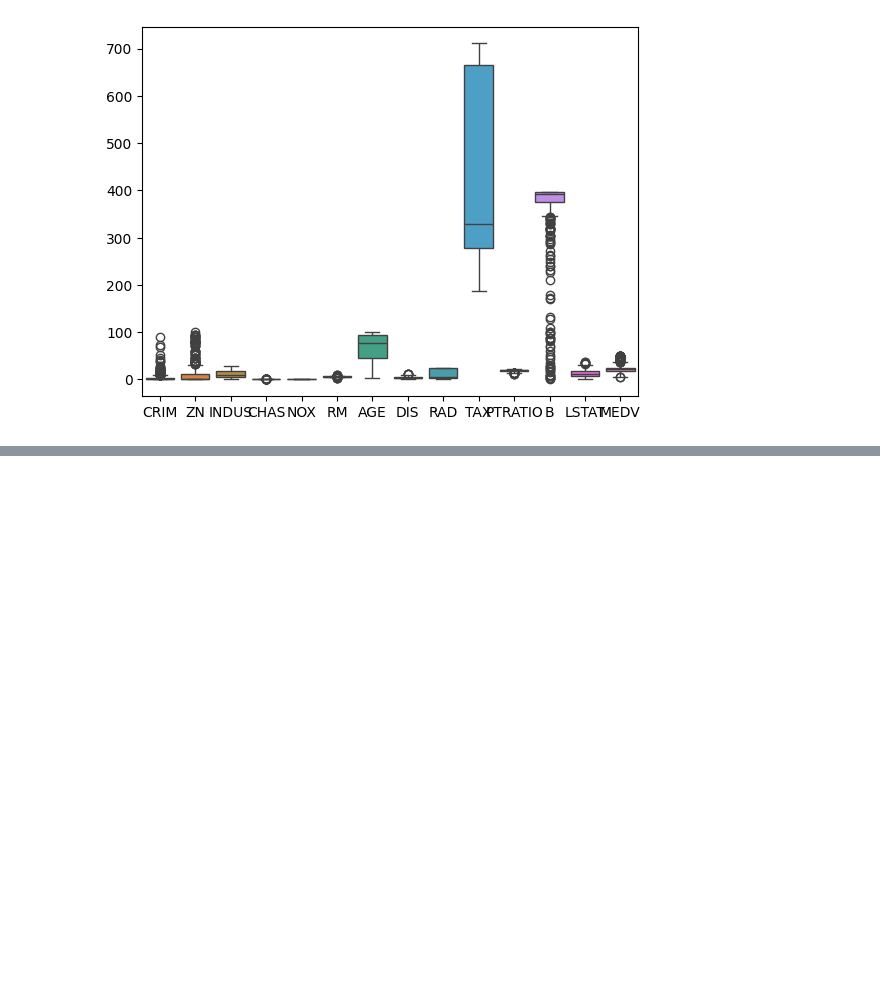
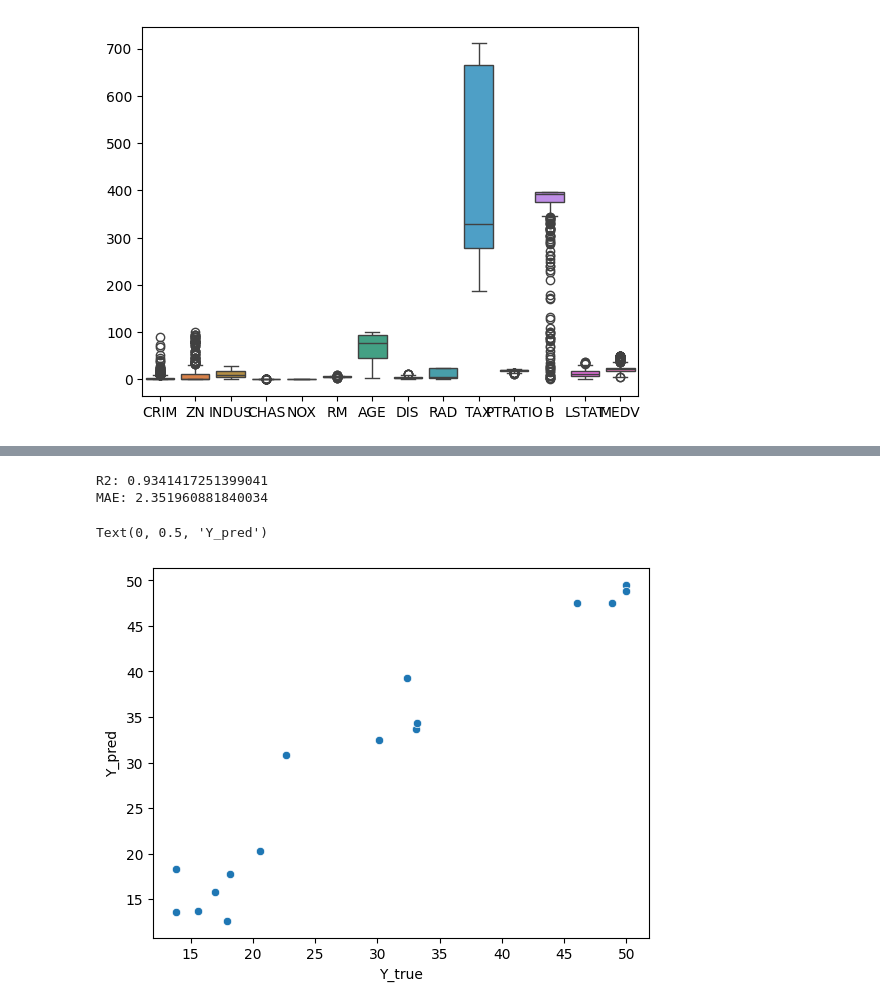
Before and after one commit to Hibra999/FinetuningOptuna, a Jupyter notebook: EXAMPLES/SKLEARN_R/MLPRegressor.ipynb, the cells around one changed output, grey strips where cells are left out. Cells and saved outputs as stored; diff of their text form; code cells hidden in the pictures; blank space fills up the shorter version.

```diff
--- a/EXAMPLES/SKLEARN_R/MLPRegressor.ipynb
+++ b/EXAMPLES/SKLEARN_R/MLPRegressor.ipynb
@@ -94,0 +107,53 @@ You might also want to scale the data as shown in:
+# %%
+bp = study.best_params
+if 'n_layers' in bp:
+    hidden = tuple(bp[f'n_units_l{i}'] for i in range(bp['n_layers']))
+else:
+    unit_keys = sorted([k for k in bp.keys() if k.startswith('n_units_l')], key=lambda x: int(x.split('l')[1]))
+    hidden = tuple(bp[k] for k in unit_keys)
+solver = bp.get('solver','adam')
+mlp_kwargs = {
+    'hidden_layer_sizes': hidden,
+    'activation': bp.get('activation','relu'),
+    'solver': solver,
+    'alpha': bp.get('alpha',1e-4),
+    'tol': bp.get('tol',1e-4),
+    'max_iter': 2000
+}
+
+if solver == 'lbfgs':
+    if 'max_fun' in bp: mlp_kwargs['max_fun'] = bp['max_fun']
+else:
+    if 'early_stopping' in bp: mlp_kwargs['early_stopping'] = bp['early_stopping']
+    if 'validation_fraction' in bp: mlp_kwargs['validation_fraction'] = bp['validation_fraction']
+    if 'n_iter_no_change' in bp: mlp_kwargs['n_iter_no_change'] = bp['n_iter_no_change']
+    if 'learning_rate_init' in bp: mlp_kwargs['learning_rate_init'] = bp['learning_rate_init']
+    if 'batch_size' in bp: mlp_kwargs['batch_size'] = bp['batch_size']
+    if 'shuffle' in bp: mlp_kwargs['shuffle'] = bp['shuffle']
+    if solver == 'adam':
+        if 'beta_1' in bp: mlp_kwargs['beta_1'] = bp['beta_1']
+        if 'beta_2' in bp: mlp_kwargs['beta_2'] = bp['beta_2']
+        if 'epsilon' in bp: mlp_kwargs['epsilon'] = bp['epsilon']
+    elif solver == 'sgd':
+        if 'learning_rate' in bp: mlp_kwargs['learning_rate'] = bp['learning_rate']
+        if 'learning_rate_init' in bp: mlp_kwargs['learning_rate_init'] = bp['learning_rate_init']
+        if bp.get('learning_rate') == 'invscaling' and 'power_t' in bp: mlp_kwargs['power_t'] = bp['power_t']
+        if 'momentum' in bp: mlp_kwargs['momentum'] = bp['momentum']
+        if 'nesterovs_momentum' in bp: mlp_kwargs['nesterovs_momentum'] = bp['nesterovs_momentum']
+
+model = MLPRegressor(**mlp_kwargs, random_state=369)
+model.fit(X_train_scaled, y_train)
+y_pred = model.predict(X_test_scaled)
+r2 = r2_score(y_test, y_pred)
+mae = mean_absolute_error(y_test, y_pred)
+print("R2:", r2)
+print("MAE:", mae)
+
+sns.scatterplot(x=y_test, y=y_pred)
+plt.xlabel("Y_true")
+plt.ylabel("Y_pred")
+# %% [output]
+R2: 0.9341417251399041
+MAE: 2.351960881840034
+Text(0, 0.5, 'Y_pred')
+[figure, added]
```
Also changed, not shown: parts of 4 cells of this notebook.
